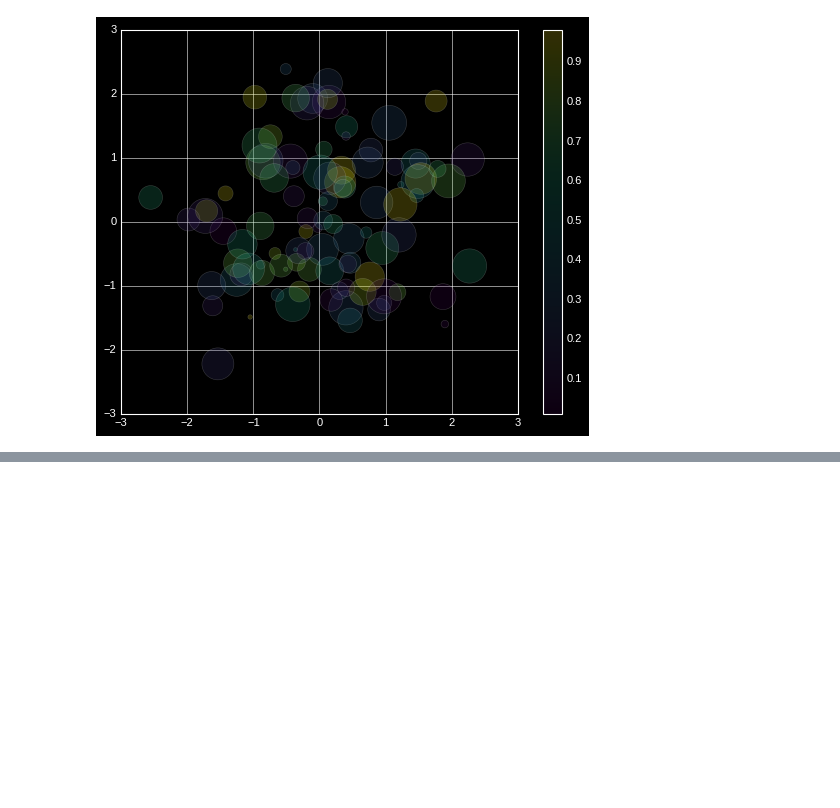
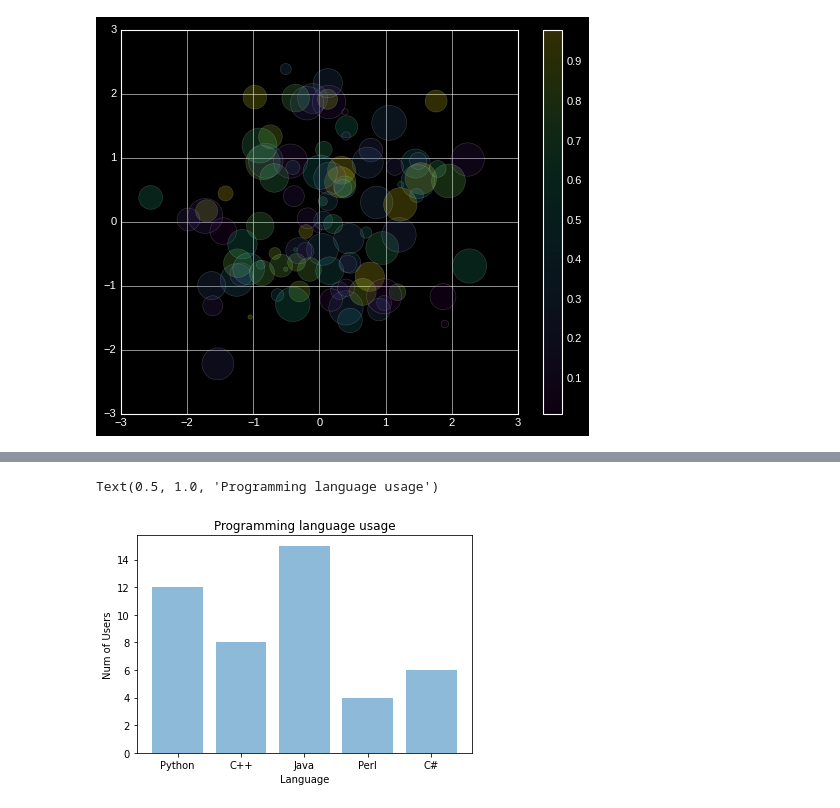
Before and after one commit to muwongelawrence-tech/IMDB_Analysis, a Jupyter notebook: MDB movies notebook.ipynb, the cells around one changed output, grey strips where cells are left out. Cells and saved outputs as stored; diff of their text form; code cells hidden in the pictures; blank space fills up the shorter version.

```diff
--- a/MDB movies notebook.ipynb
+++ b/MDB movies notebook.ipynb
@@ -586,0 +611,16 @@ continue
+# %%
+# Input data
+labels = ('Python', 'C++', 'Java', 'Perl', 'C#')
+num_users = [12,8,15,4,6]
+index = np.arange(len(labels))
+
+
+# Plotting
+plt.bar(index, num_users, align='center', alpha=0.5)
+plt.xticks(index, labels)
+plt.xlabel('Language')
+plt.ylabel('Num of Users')
+plt.title('Programming language usage')
+# %% [output]
+Text(0.5, 1.0, 'Programming language usage')
+[figure, added]
```
Also changed, not shown: parts of 5 cells of this notebook.
